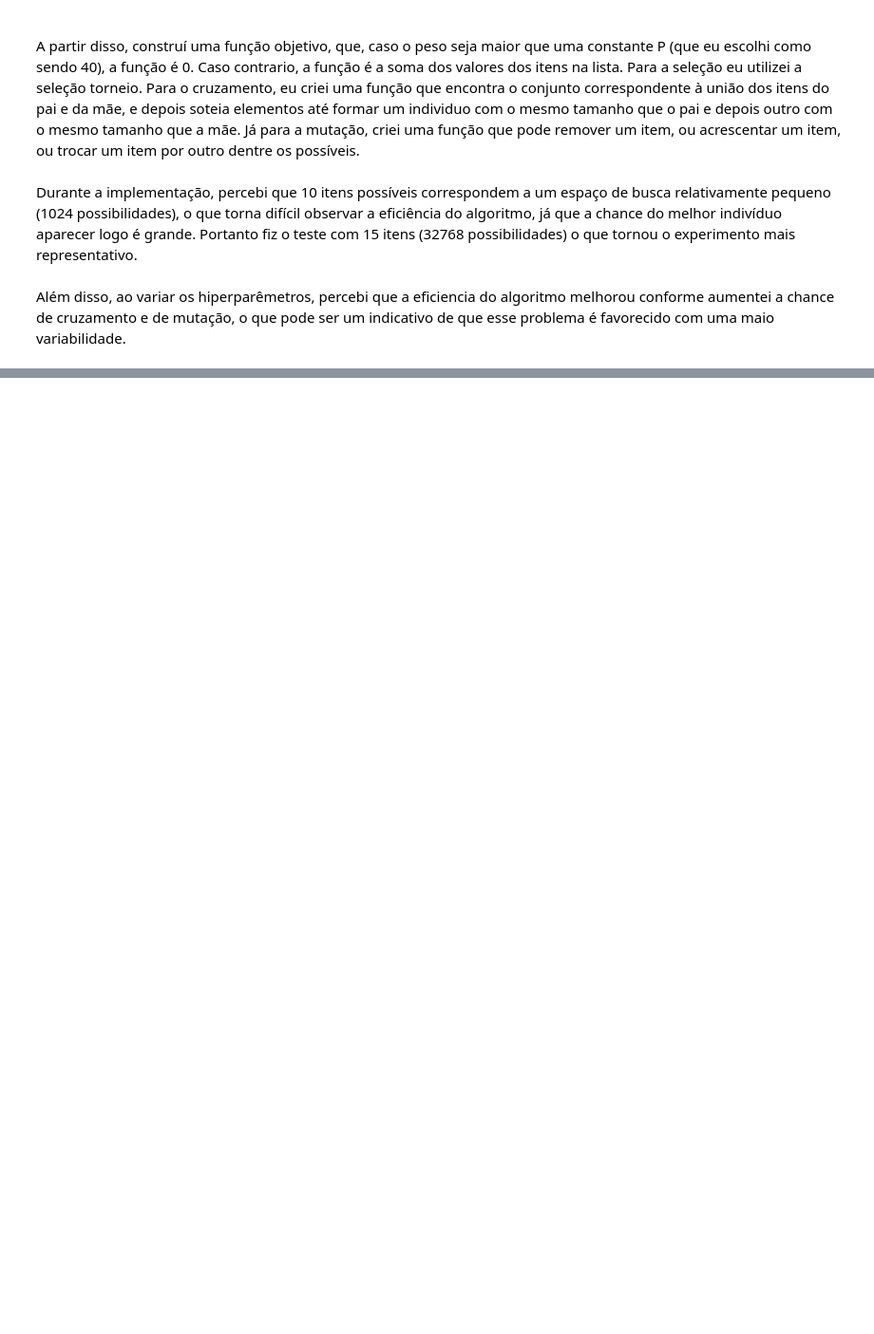
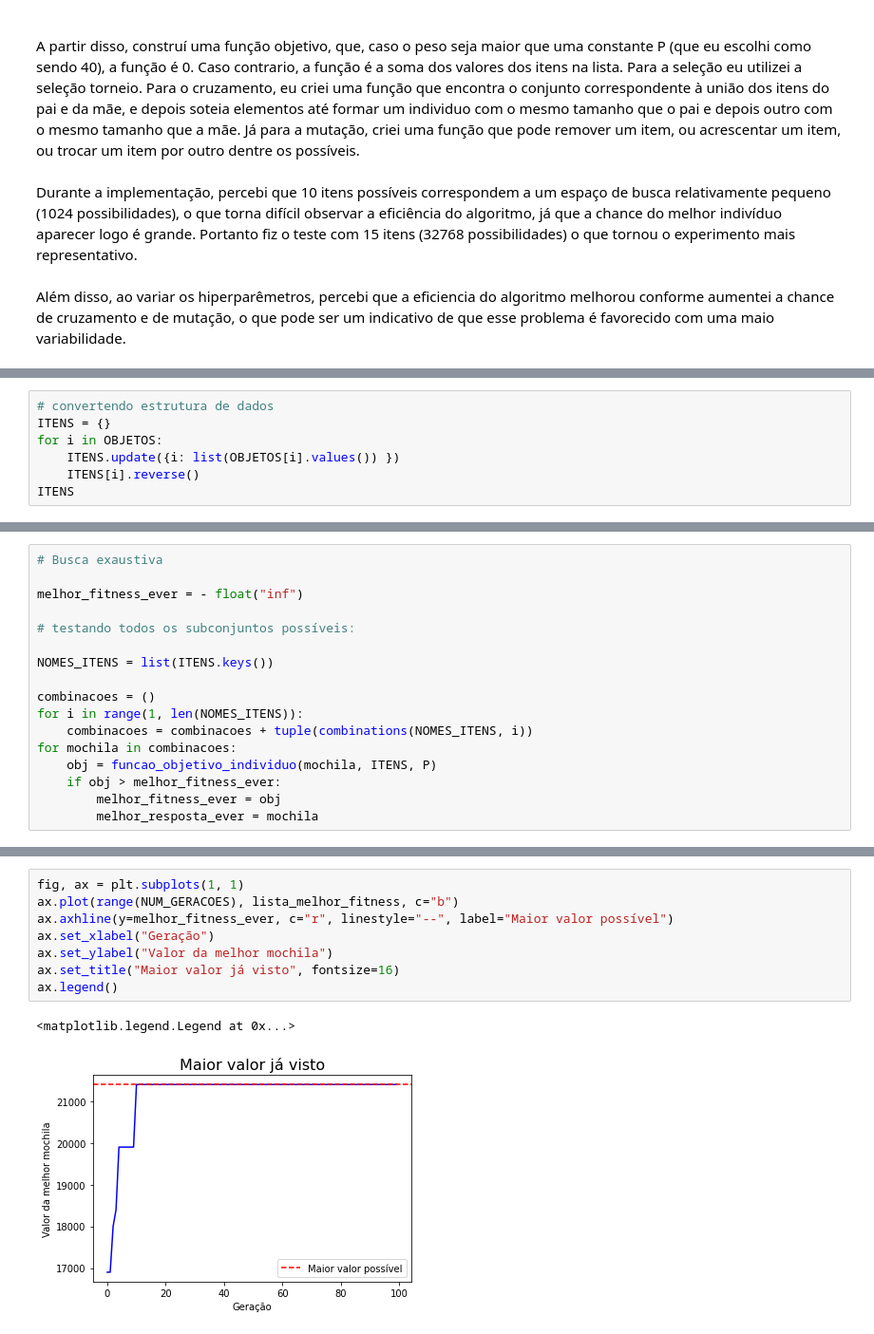
Before and after one commit to Karl-Marcos/Redes_Neurais_1S23, a Jupyter notebook: AlgoritmosGeneticos/experimento A.07 - aplicando restricoes.ipynb, the cells around one changed output, grey strips where cells are left out. Shown at 95% size. Saved outputs shown, nothing was run; the diff lists cells and outputs as text; blank space fills up the shorter version.

Commit message:
fazendo o algoritmo com os itens da aula

```diff
--- a/AlgoritmosGeneticos/experimento A.07 - aplicando restricoes.ipynb
+++ b/AlgoritmosGeneticos/experimento A.07 - aplicando restricoes.ipynb
@@ -211,0 +259,7 @@ Além disso, ao variar os hiperparêmetros, percebi que a eficiencia do algoritm
+# %%
+# convertendo estrutura de dados
+ITENS = {}
+for i in OBJETOS:
+    ITENS.update({i: list(OBJETOS[i].values()) })
+    ITENS[i].reverse()
+ITENS
@@ -211,0 +323,17 @@ Além disso, ao variar os hiperparêmetros, percebi que a eficiencia do algoritm
+# %%
+# Busca exaustiva
+
+melhor_fitness_ever = - float("inf")
+
+# testando todos os subconjuntos possíveis:
+
+NOMES_ITENS = list(ITENS.keys())
+
+combinacoes = ()
+for i in range(1, len(NOMES_ITENS)):
+    combinacoes = combinacoes + tuple(combinations(NOMES_ITENS, i))
+for mochila in combinacoes:
+    obj = funcao_objetivo_individuo(mochila, ITENS, P)
+    if obj > melhor_fitness_ever:
+        melhor_fitness_ever = obj
+        melhor_resposta_ever = mochila
@@ -211,0 +356,11 @@ Além disso, ao variar os hiperparêmetros, percebi que a eficiencia do algoritm
+# %%
+fig, ax = plt.subplots(1, 1)
+ax.plot(range(NUM_GERACOES), lista_melhor_fitness, c="b")
+ax.axhline(y=melhor_fitness_ever, c="r", linestyle="--", label="Maior valor possível")
+ax.set_xlabel("Geração")
+ax.set_ylabel("Valor da melhor mochila")
+ax.set_title("Maior valor já visto", fontsize=16)
+ax.legend()
+# %% [output]
+<matplotlib.legend.Legend at 0x...>
+[figure, added]
```
Also changed, not shown: parts of 10 cells of this notebook.
